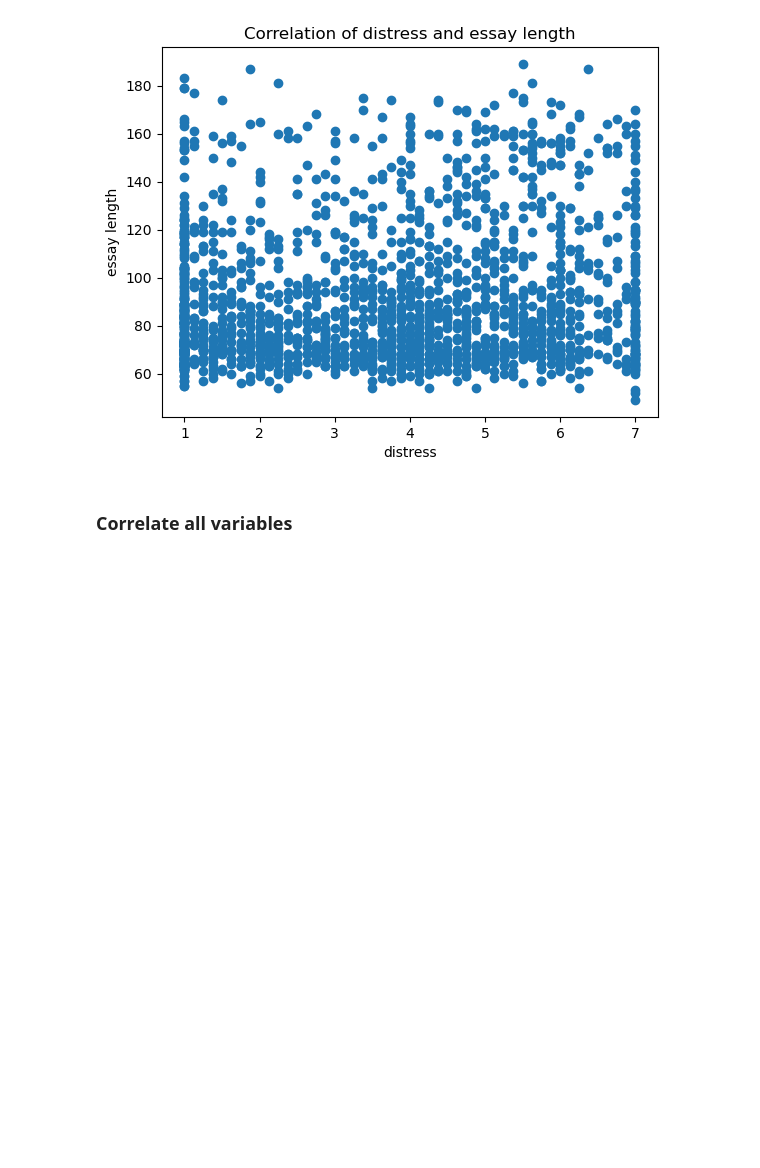
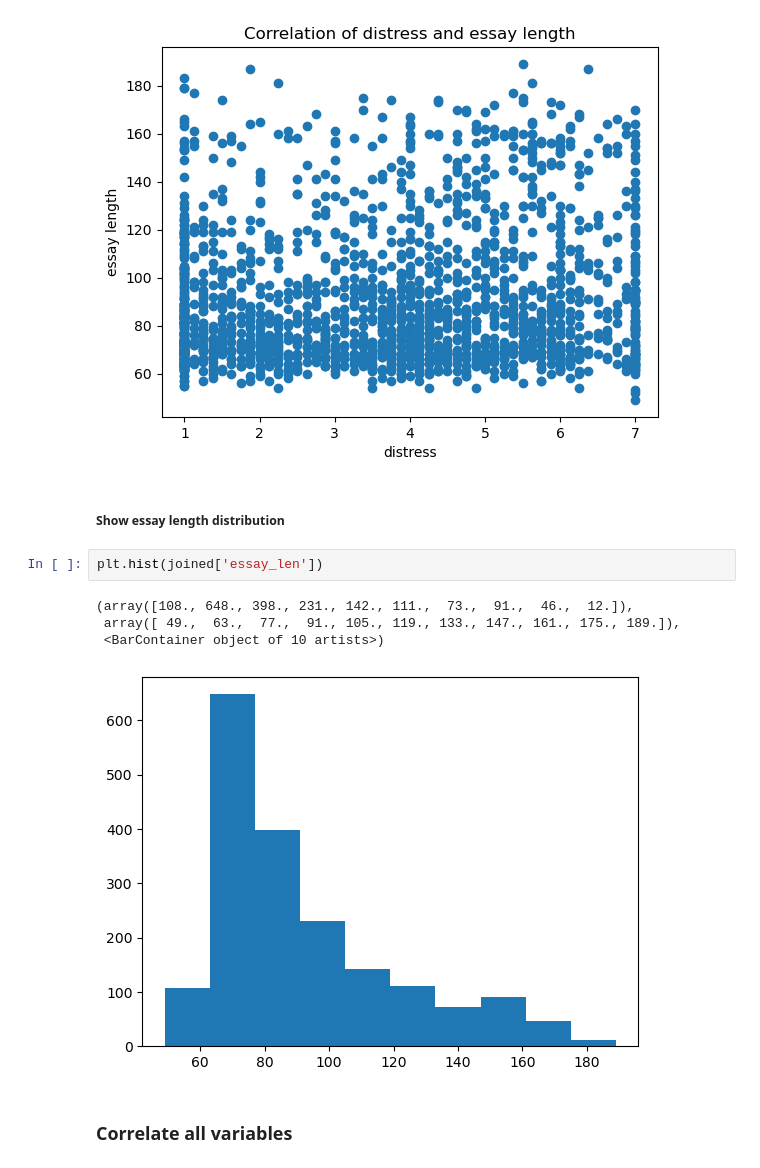
Before and after one commit to myrazma/2022_Masterthesis_Code, a Jupyter notebook: analysis/descriptive_analysis.ipynb, the cells around one changed output. Saved outputs shown, nothing was run; the diff lists cells and outputs as text; blank space fills up the shorter version.

```diff
--- a/analysis/descriptive_analysis.ipynb
+++ b/analysis/descriptive_analysis.ipynb
@@ -177,6 +189,15 @@ plt.ylabel('essay length')
 # %% [output]
 Text(0, 0.5, 'essay length')
 [figure]
+# %% [markdown]
+##### Show essay length distribution
+# %%
+plt.hist(joined['essay_len'])
+# %% [output]
+(array([108., 648., 398., 231., 142., 111.,  73.,  91.,  46.,  12.]),
+ array([ 49.,  63.,  77.,  91., 105., 119., 133., 147., 161., 175., 189.]),
+ <BarContainer object of 10 artists>)
+[figure, added]
 # %% [markdown]
 ### Correlate all variables
 # %%
```
Also changed, not shown: parts of 3 cells of this notebook, 6 other files.
